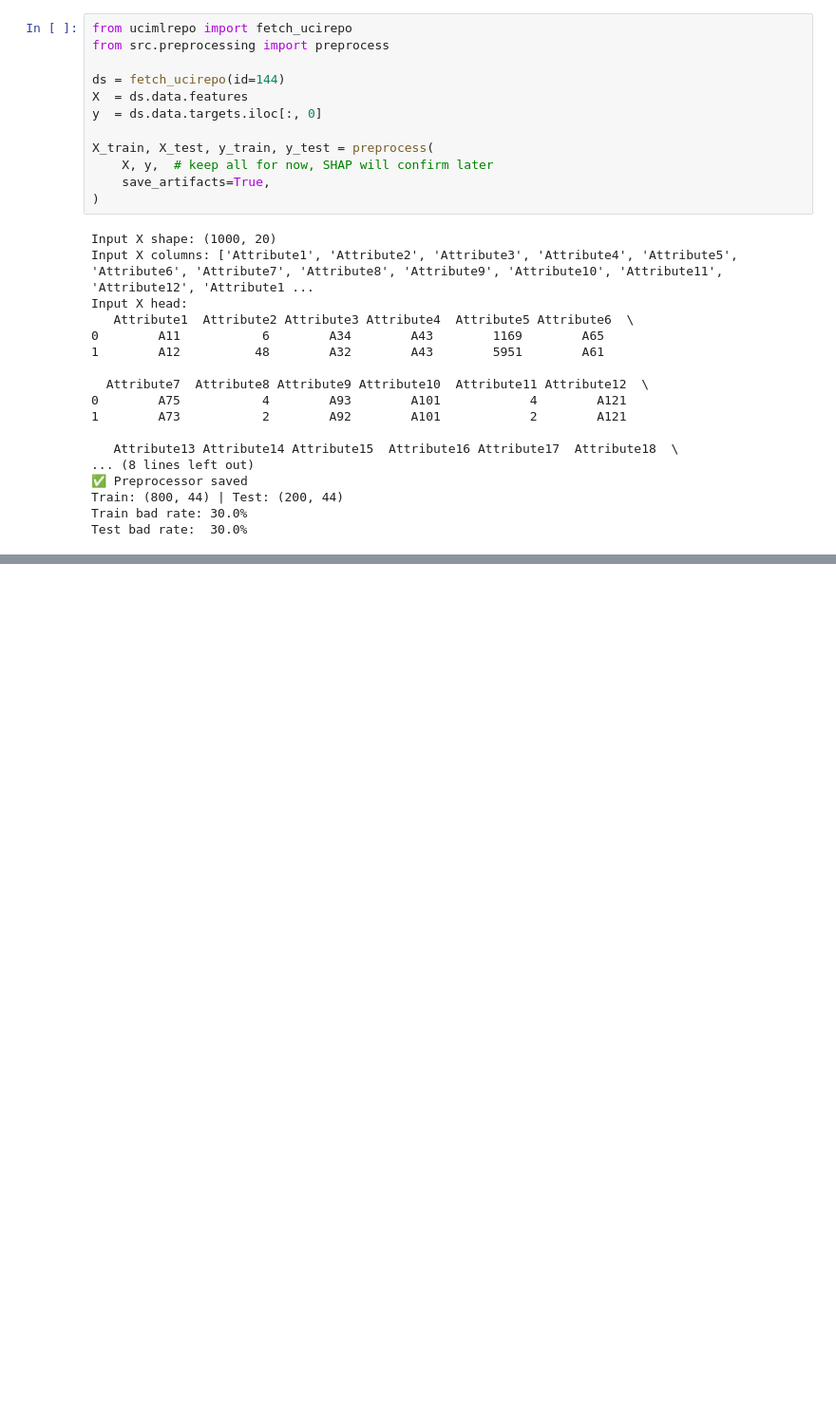
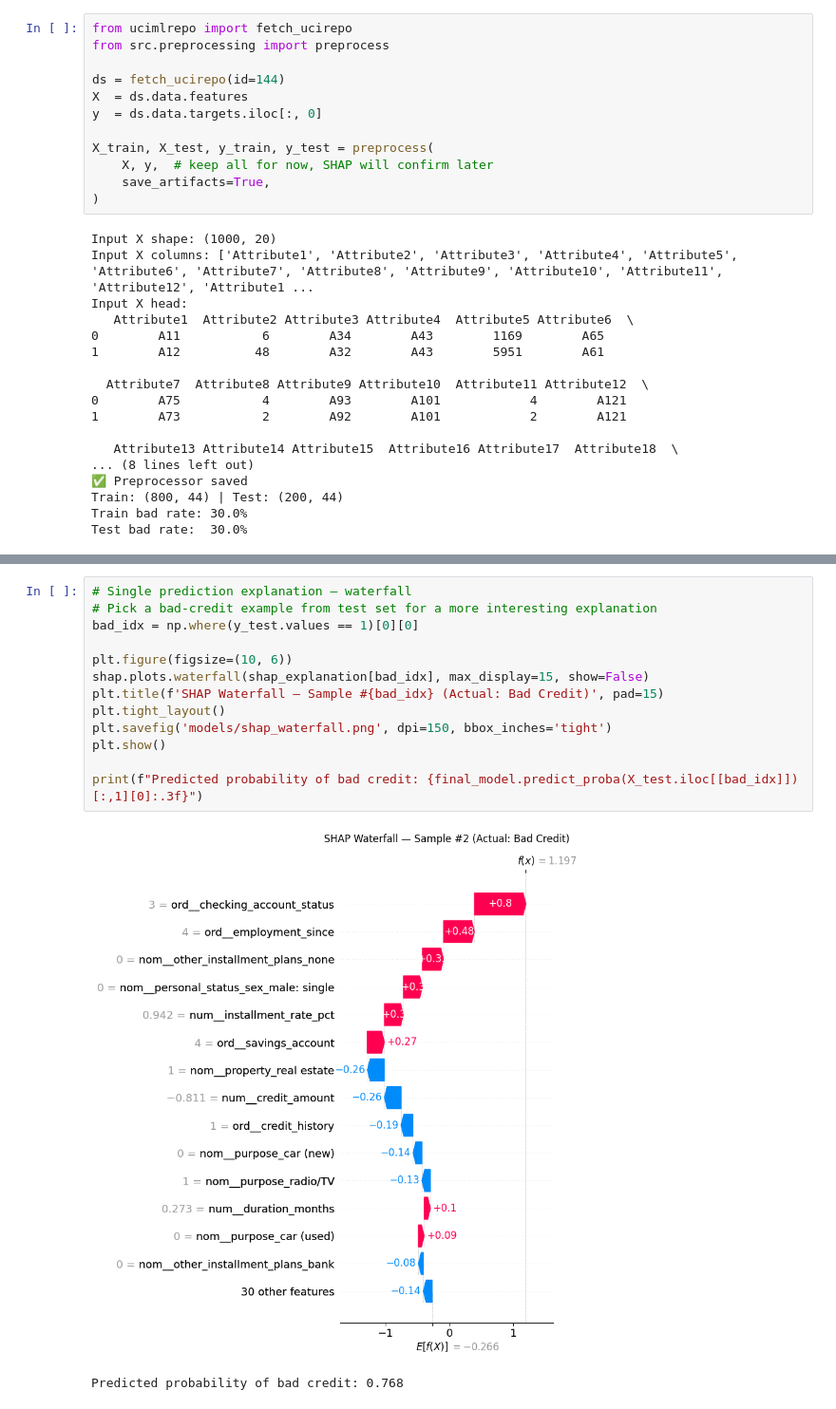
Before and after one commit to IqraRafiq213/credit_risk_nl, a Jupyter notebook: notebooks/02_modelling.ipynb, the cells around one changed output, grey strips where cells are left out. Shown at 95% size. Cells and saved outputs as stored; diff of their text form; blank space fills up the shorter version.

```diff
--- a/notebooks/02_modelling.ipynb
+++ b/notebooks/02_modelling.ipynb
@@ -87,0 +377,16 @@ shap.plots.beeswarm(shap_values)
+# %%
+# Single prediction explanation — waterfall
+# Pick a bad-credit example from test set for a more interesting explanation
+bad_idx = np.where(y_test.values == 1)[0][0]
+
+plt.figure(figsize=(10, 6))
+shap.plots.waterfall(shap_explanation[bad_idx], max_display=15, show=False)
+plt.title(f'SHAP Waterfall — Sample #{bad_idx} (Actual: Bad Credit)', pad=15)
+plt.tight_layout()
+plt.savefig('models/shap_waterfall.png', dpi=150, bbox_inches='tight')
+plt.show()
+
+print(f"Predicted probability of bad credit: {final_model.predict_proba(X_test.iloc[[bad_idx]])[:,1][0]:.3f}")
+# %% [output]
+[figure, added]
+Predicted probability of bad credit: 0.768
```
Also changed, not shown: parts of 33 cells of this notebook, 6 other files.
